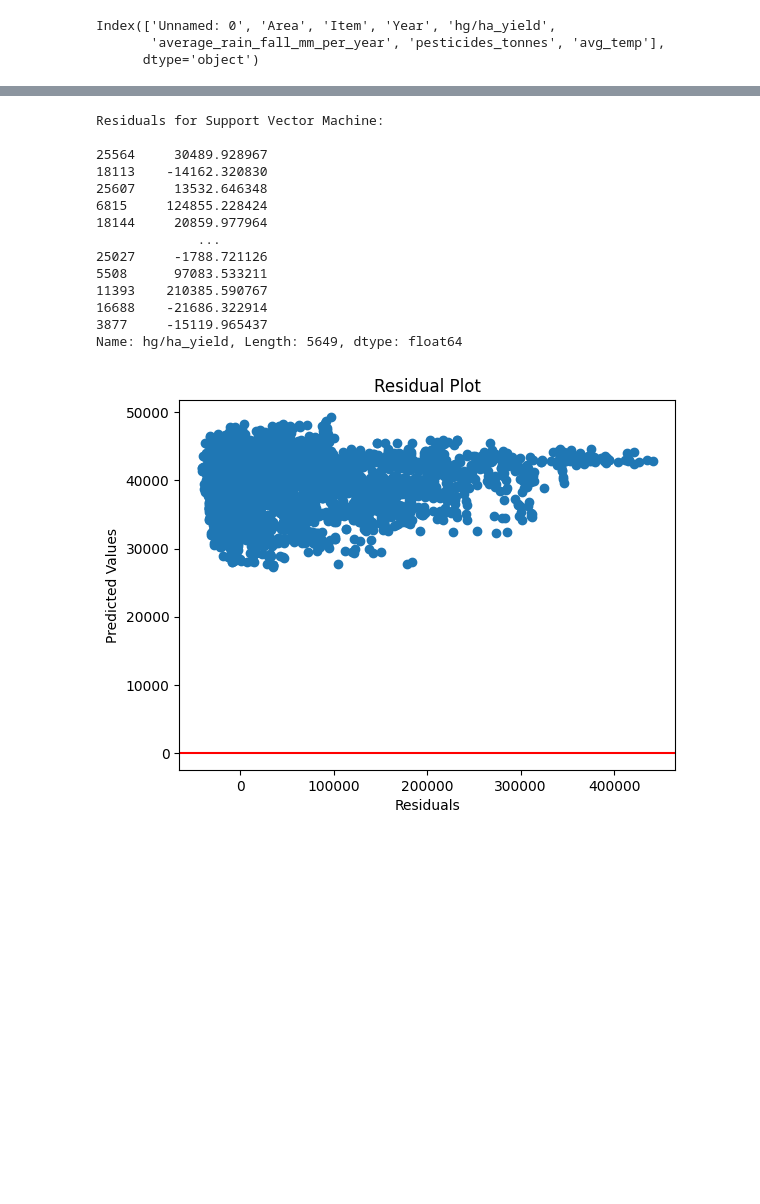
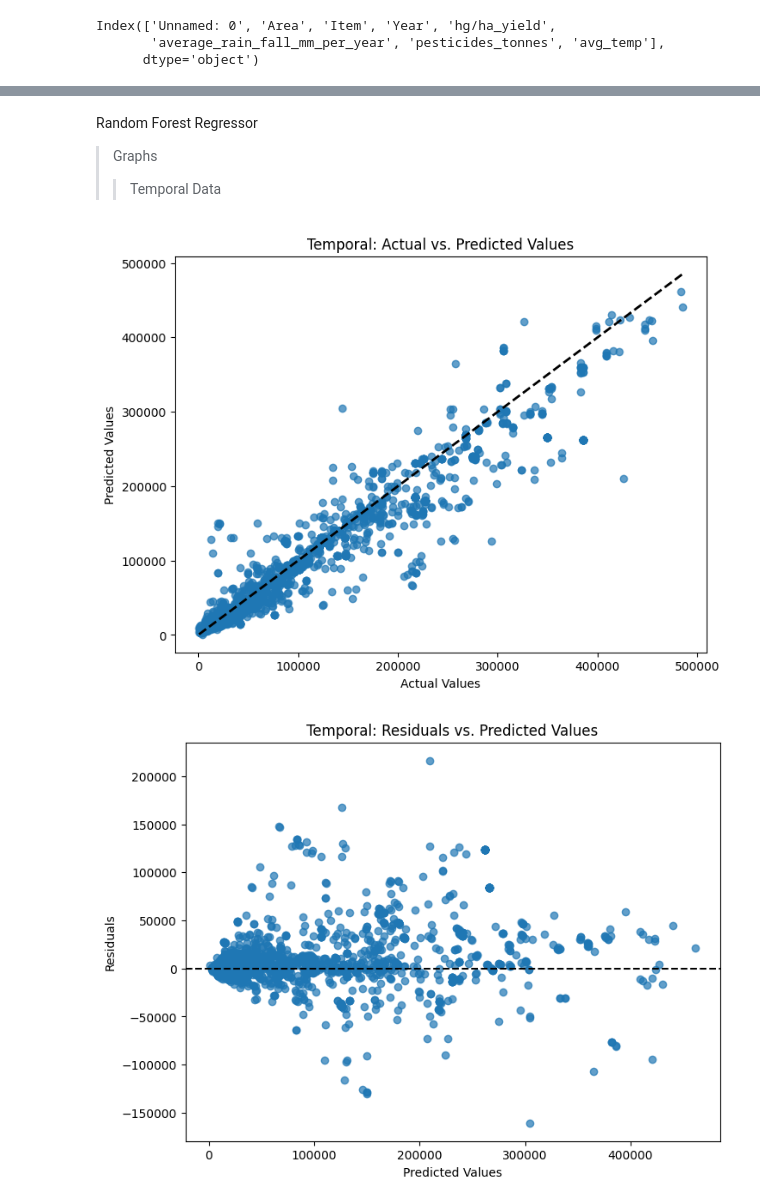
Before and after one commit to TedXpro/MachineLearning, a Jupyter notebook: CropYieldAnalysis.ipynb, the cells around one changed output, grey strips where cells are left out. Saved outputs shown, nothing was run; the diff lists cells and outputs as text; code cells hidden in the pictures; blank space fills up the shorter version.

```diff
--- a/CropYieldAnalysis.ipynb
+++ b/CropYieldAnalysis.ipynb
@@ -561,26 +386,51 @@ plt.show()
-# %%
-print(f"Residuals for Support Vector Machine:\n")
-print(residuals)
-print("\n")
-plt.scatter(residuals, predictions)
-plt.xlabel('Residuals')
-plt.ylabel('Predicted Values')
-plt.title('Residual Plot')
-plt.axhline(y=0, color='r', linestyle='-')
-plt.show()
-# %% [output]
-Residuals for Support Vector Machine:
-
-25564     30489.928967
-18113    -14162.320830
-25607     13532.646348
-6815     124855.228424
-18144     20859.977964
-             ...
-25027     -1788.721126
-5508      97083.533211
-11393    210385.590767
-16688    -21686.322914
-3877     -15119.965437
-Name: hg/ha_yield, Length: 5649, dtype: float64
-[figure, removed]
+# %% [markdown]
+Random Forest Regressor
+> Graphs
+>> Temporal Data
+# %%
+# Plots for TEMPORAL model
+# Actual vs. Predicted Values (Scatter Plot)
+plt.figure(figsize=(8, 6))
+plt.scatter(test_temp_y, predictions_temp, alpha=0.7)
+plt.plot([test_temp_y.min(), test_temp_y.max()], [test_temp_y.min(), test_temp_y.max()], 'k--', lw=2)
+plt.xlabel("Actual Values")
+plt.ylabel("Predicted Values")
+plt.title("Temporal: Actual vs. Predicted Values") #Added Temporal to the title
+plt.show()
+
+# Residuals vs. Predicted Values (Residual Plot)
+residuals_temp = test_temp_y - predictions_temp #Calculate residuals for temporal data
+plt.figure(figsize=(8, 6))
+plt.scatter(predictions_temp, residuals_temp, alpha=0.7)
+plt.axhline(y=0, color='k', linestyle='--')
+plt.xlabel("Predicted Values")
+plt.ylabel("Residuals")
+plt.title("Temporal: Residuals vs. Predicted Values")#Added Temporal to the title
+plt.show()
+
+# Distribution of Residuals (Histogram or KDE)
+plt.figure(figsize=(8, 6))
+sns.histplot(residuals_temp, kde=True)
+plt.xlabel("Residuals")
+plt.title("Temporal: Distribution of Residuals")#Added Temporal to the title
+plt.show()
+
+# Q-Q Plot (Quantile-Quantile Plot)
+plt.figure(figsize=(8, 6))
+stats.probplot(residuals_temp, dist="norm", plot=plt)
+plt.title("Temporal: Q-Q Plot of Residuals")#Added Temporal to the title
+plt.show()
+
+# Prediction Error Plot
+predictions_df_temp = pd.DataFrame({'Actual': test_temp_y, 'Predicted': predictions_temp}, index = test_temp_y.index)
+plt.figure(figsize=(12, 6))
+plt.plot(predictions_df_temp['Actual'], label='Actual')
+plt.plot(predictions_df_temp['Predicted'], label='Predicted')
+plt.xlabel("Time")
+plt.ylabel("Crop Yield")
+plt.title("Temporal: Actual vs. Predicted Crop Yield Over Time")#Added Temporal to the title
+plt.legend()
+plt.show()
+# %% [output]
+[figure, added]
+[figure, added]
```
Also changed, not shown: parts of 75 cells of this notebook.
